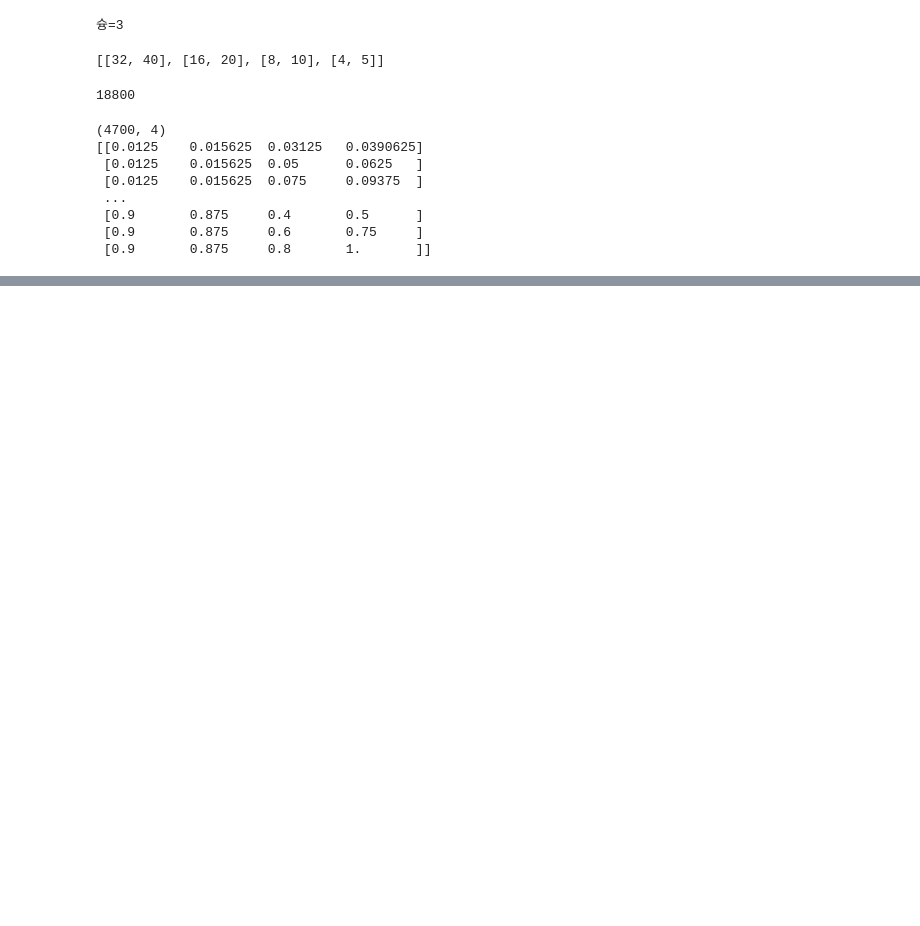
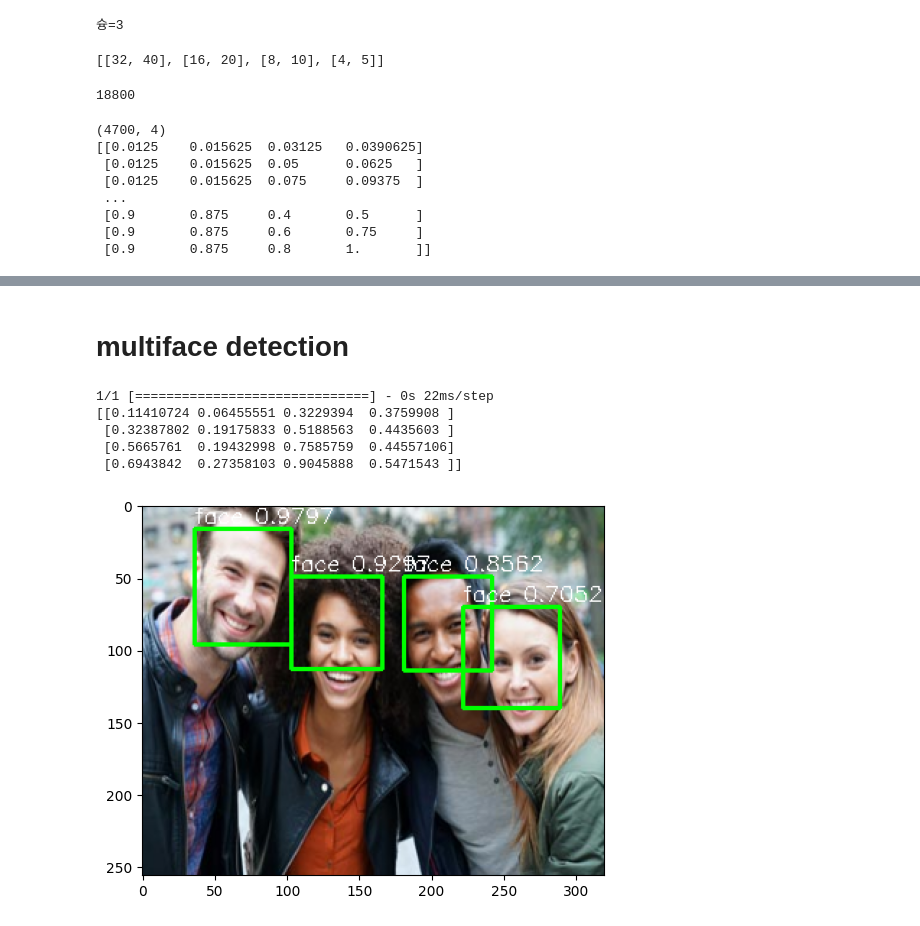
Before and after one commit to dudnjsckrgo/aiffel_quest, a Jupyter notebook: GoingDeeper(CV)_RS7_07/proj.ipynb, the cells around one changed output, grey strips where cells are left out. Drawn from its saved outputs; the diff is of its cells as text; code cells hidden in the pictures; blank space fills up the shorter version.

```diff
--- a/GoingDeeper(CV)_RS7_07/proj.ipynb
+++ b/GoingDeeper(CV)_RS7_07/proj.ipynb
@@ -1009,0 +1223,11 @@ plt.show()
+# %% [markdown]
+# multiface detection
+# %%
+predict_and_draw_boxes(TEST_IMAGE_PATH, model, IMAGE_WIDTH, IMAGE_HEIGHT, BOX_STEPS, IMAGE_LABELS, pad_input_image, default_box, parse_predict, recover_pad, draw_box_on_face, PROJECT_PATH)
+# %% [output]
+1/1 [==============================] - 0s 22ms/step
+[[0.11410724 0.06455551 0.3229394  0.3759908 ]
+ [0.32387802 0.19175833 0.5188563  0.4435603 ]
+ [0.5665761  0.19432998 0.7585759  0.44557106]
+ [0.6943842  0.27358103 0.9045888  0.5471543 ]]
+[figure, added]
```
Also changed, not shown: parts of 60 cells of this notebook, 3 other files.
